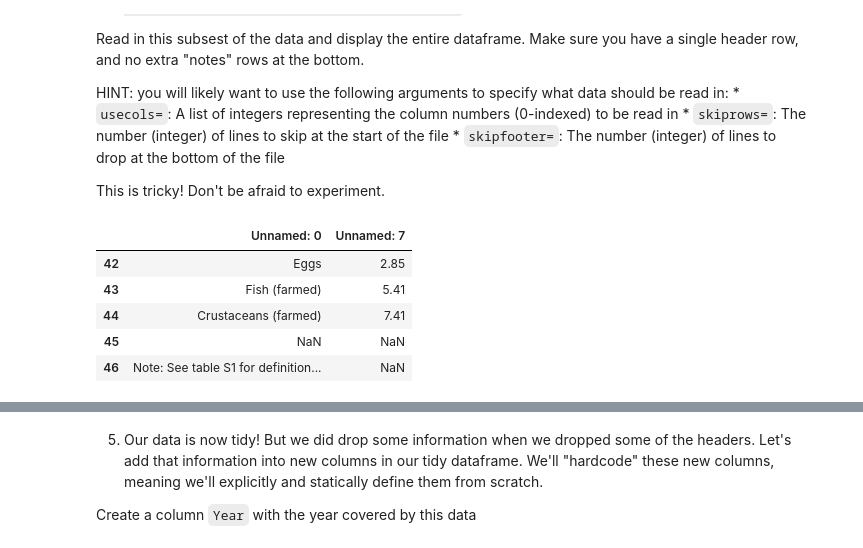
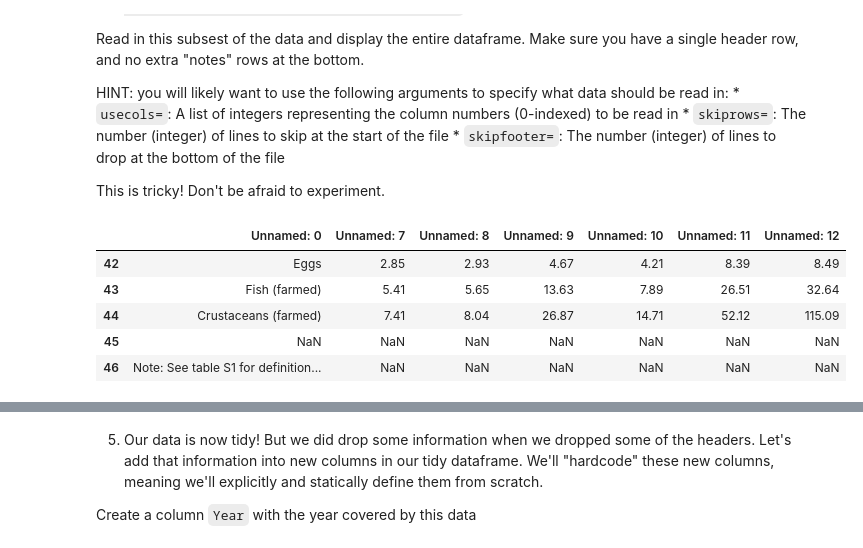
Before and after one commit to rk928/Ranjit-Kumar, a Jupyter notebook: ENVS_617_Assignment_2_Pandas_Tidying.ipynb, the cells around one changed output, grey strips where cells are left out. Drawn from its saved outputs; the diff is of its cells as text; code cells hidden in the pictures.

```diff
--- a/ENVS_617_Assignment_2_Pandas_Tidying.ipynb
+++ b/ENVS_617_Assignment_2_Pandas_Tidying.ipynb
@@ -108,13 +108,13 @@ memory usage: 20.3+ KB
 
   This is tricky! Don't be afraid to experiment.
 # %%
-df_ghg_emissions = df_ghg.iloc[2:,[0,7]]
+df_ghg_emissions = df_ghg.iloc[2:,[0,7,8,9,10,11,12]]
 df_ghg_emissions.head()
 df_ghg_emissions.tail()
 # %% [output]
-|  | Unnamed: 0 | Unnamed: 7 |
-| 42 | Eggs | 2.85 |
-| 43 | Fish (farmed) | 5.41 |
-| 44 | Crustaceans (farmed) | 7.41 |
-| 45 | NaN | NaN |
-| 46 | Note: See table S1 for definition... | NaN |
+|  | Unnamed: 0 | Unnamed: 7 | Unnamed: 8 | Unnamed: 9 | Unnamed: 10 | Unnamed: 11 | Unnamed: 12 |
+| 42 | Eggs | 2.85 | 2.93 | 4.67 | 4.21 | 8.39 | 8.49 |
+| 43 | Fish (farmed) | 5.41 | 5.65 | 13.63 | 7.89 | 26.51 | 32.64 |
+| 44 | Crustaceans (farmed) | 7.41 | 8.04 | 26.87 | 14.71 | 52.12 | 115.09 |
+| 45 | NaN | NaN | NaN | NaN | NaN | NaN | NaN |
+| 46 | Note: See table S1 for definition... | NaN | NaN | NaN | NaN | NaN | NaN |
```
Also changed, not shown: parts of 14 cells of this notebook.
